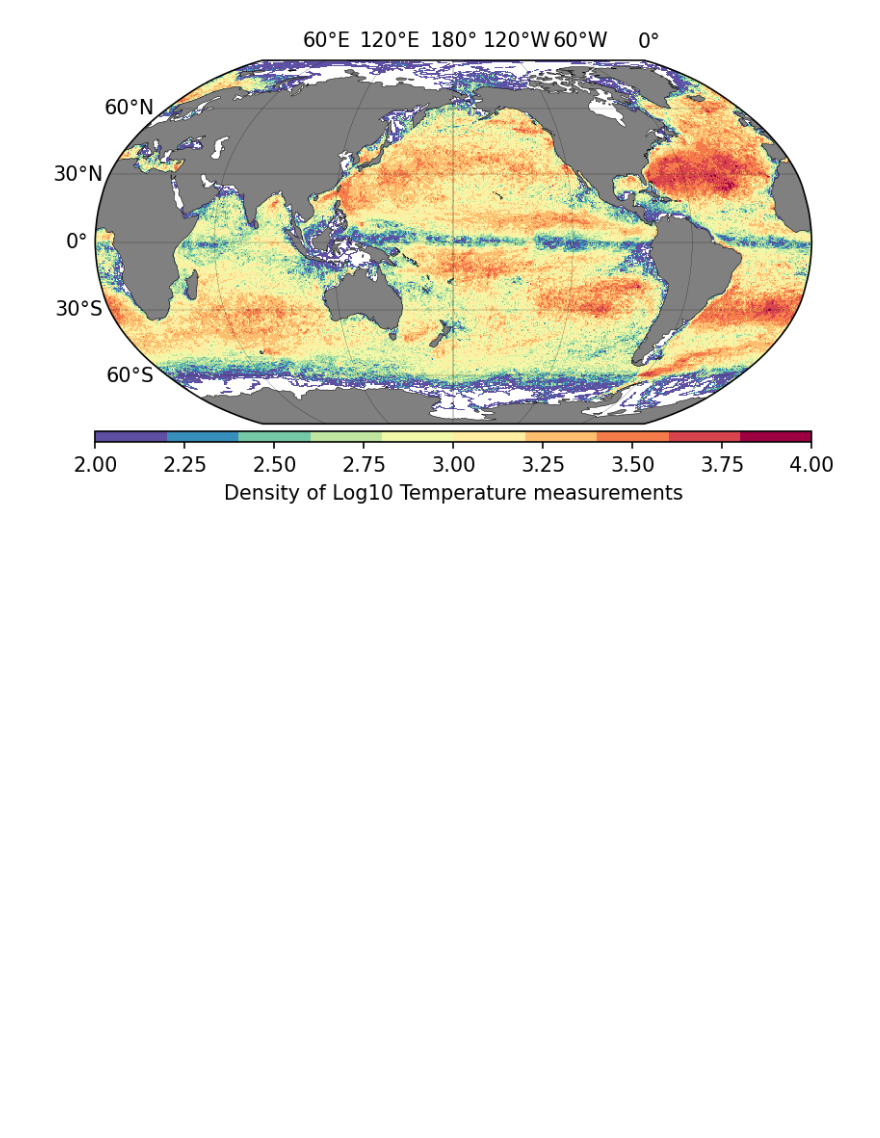
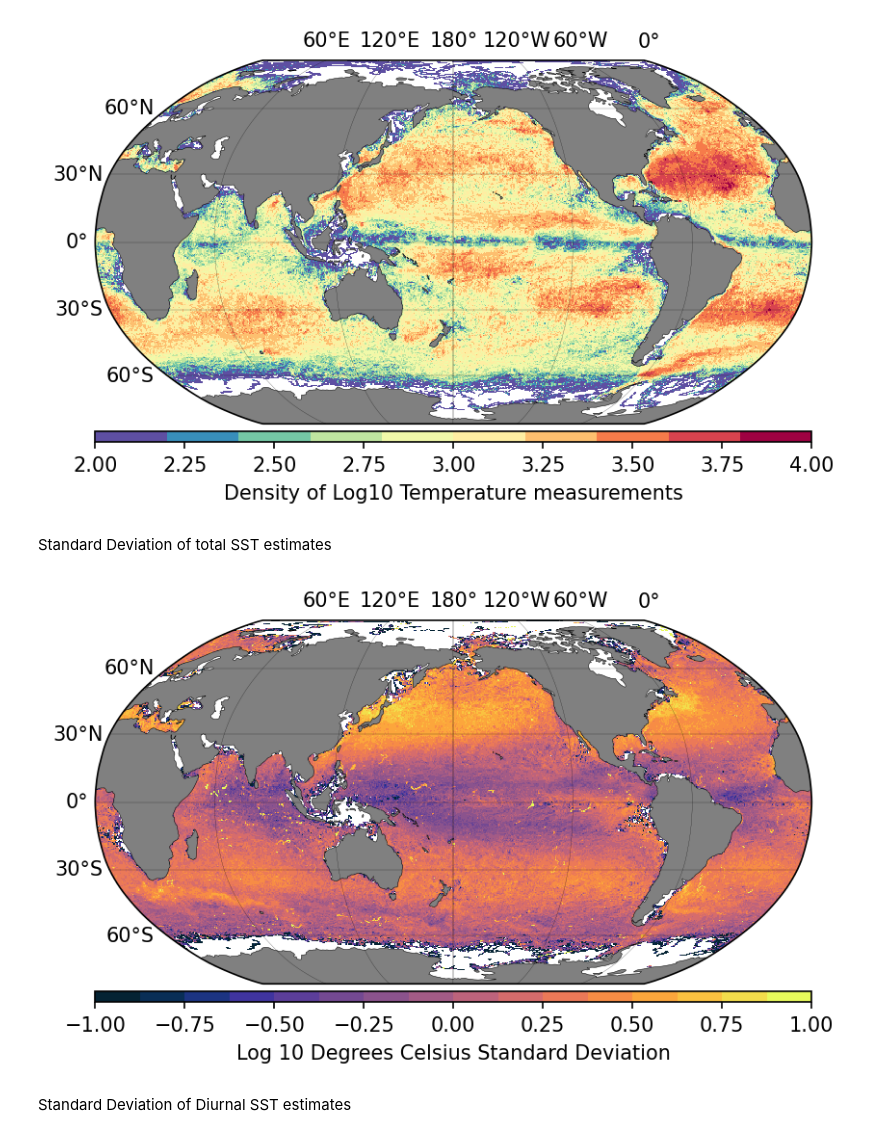
Before and after one commit to Eli8131/First_Project_SE, a Jupyter notebook: first_project_xarray.ipynb, the cells around one changed output. Saved outputs shown, nothing was run; the diff lists cells and outputs as text; code cells hidden in the pictures; blank space fills up the shorter version.

Commit message:
Added std diurnal

```diff
--- a/first_project_xarray.ipynb
+++ b/first_project_xarray.ipynb
@@ -183,3 +183,50 @@ cb = fig.colorbar(image, cax=cax, orientation = "horizontal");
 cb.ax.set_xlabel('Density of Log10 Temperature measurements');
 # %% [output]
 [figure]
+# %% [markdown]
+Standard Deviation of total SST estimates
+# %%
+lon = np.linspace(-180, 180, 360*2)
+lat = np.linspace(-90, 90, 180*2)
+
+ret2 = stats.binned_statistic_2d(ds.longitude,
+                                ds.latitude,
+                                ds.sst,
+                                statistic=np.nanstd,
+                                bins=[lon, lat])
+# %%
+x_c = np.convolve(lon, [0.5, 0.5], mode='valid')
+y_c = np.convolve(lat, [0.5, 0.5], mode='valid')
+
+# get 1st and 99th percentiles of values to plot to get a useful range for the colorscale
+sst1b,sst2b = np.nanpercentile(ret2.statistic.T,[1,99])
+
+fig = plt.figure(dpi=150)
+ax = fig.add_subplot(1,1,1,projection=ccrs.Robinson(central_longitude=-180))
+cmap = plt.cm.get_cmap("cmo.thermal", 16)
+
+image = plt.pcolormesh(x_c, y_c,
+                       np.log10(ret2.statistic.T),
+                       cmap=cmap,
+                       transform=ccrs.PlateCarree(),
+                       vmin=np.log10(sst1b), vmax=np.log10(sst2b))
+plt.clim(-1, 1)
+
+# gridlines and labels
+gl = ax.gridlines(color='k', linewidth=0.1, linestyle='-',
+                  xlocs=np.arange(-180, 181, 60), ylocs=np.arange(-90, 91, 30),
+                  draw_labels=True)
+gl.bottom_labels = False
+gl.right_labels = False
+
+# add land and coastline
+ax.add_feature(cfeature.LAND, facecolor='grey', zorder=1)
+ax.add_feature(cfeature.COASTLINE, linewidth=0.25, zorder=1)
+divider = make_axes_locatable(ax)
+cax = divider.append_axes("bottom", size="3%", pad=0.05, axes_class=plt.Axes)
+cb = fig.colorbar(image, cax=cax, orientation = "horizontal");
+cb.ax.set_xlabel('Log 10 Degrees Celsius Standard Deviation');
+# %% [output]
+[figure, added]
+# %% [markdown]
+Standard Deviation of Diurnal SST estimates
```
Also changed, not shown: parts of 2 cells of this notebook.
